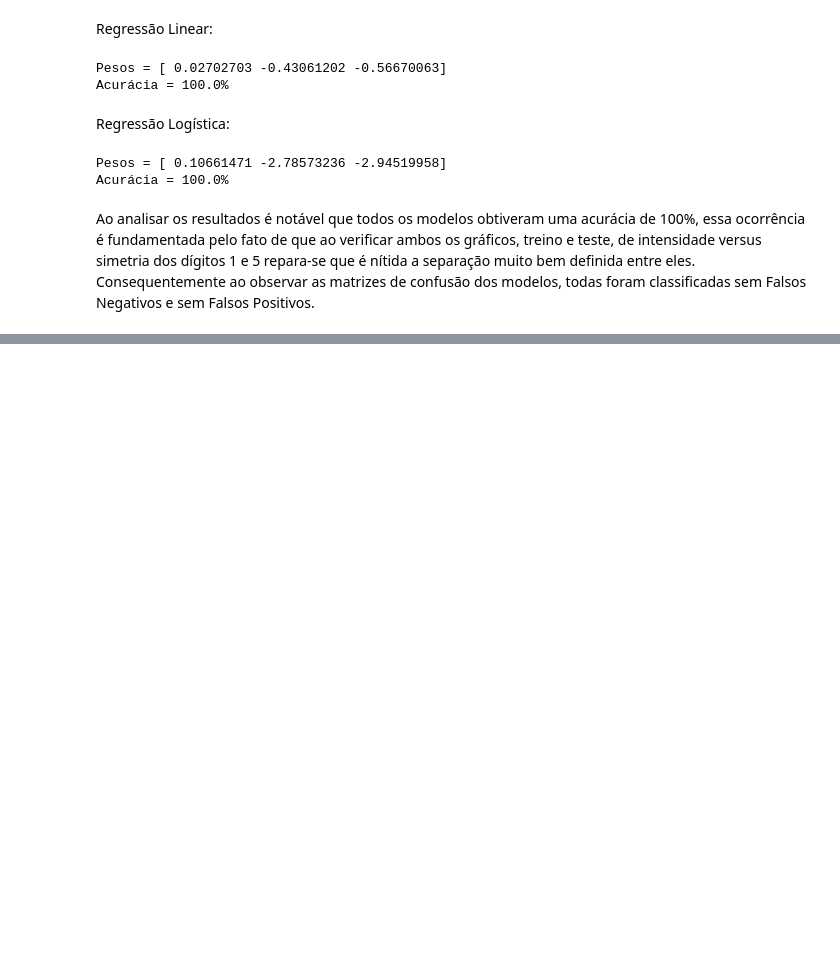
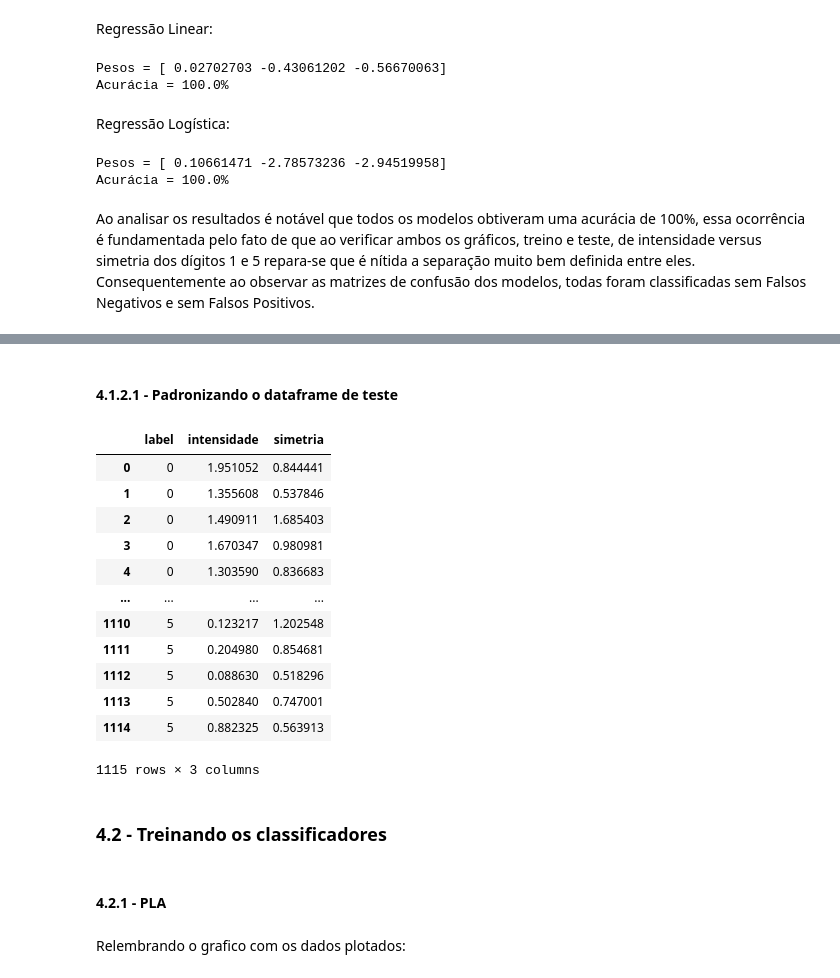
Before and after one commit to gustavojohan/projeto-digitos-am, a Jupyter notebook: Untitled.ipynb, the cells around one changed output, grey strips where cells are left out. Cells and saved outputs as stored; diff of their text form; code cells hidden in the pictures; blank space fills up the shorter version.

```diff
--- a/Untitled.ipynb
+++ b/Untitled.ipynb
@@ -523,0 +591,21 @@ Ao analisar os resultados é notável que todos os modelos obtiveram uma acurác
+# %% [markdown]
+#### 4.1.2.1 - Padronizando o dataframe de teste
+# %%
+df_test_redu_OvA = padroniza_dados(df_test_redu, colunas, medias, desvios)
+df_test_redu_OvA
+# %% [output]
+|  | label | intensidade | simetria |
+| 0 | 0 | 1.951052 | 0.844441 |
+| 1 | 0 | 1.355608 | 0.537846 |
+| 2 | 0 | 1.490911 | 1.685403 |
+| 3 | 0 | 1.670347 | 0.980981 |
+| 4 | 0 | 1.303590 | 0.836683 |
+| ... | ... | ... | ... |
+| 1110 | 5 | 0.123217 | 1.202548 |
+| 1111 | 5 | 0.204980 | 0.854681 |
+| 1112 | 5 | 0.088630 | 0.518296 |
+| 1113 | 5 | 0.502840 | 0.747001 |
+| 1114 | 5 | 0.882325 | 0.563913 |
+1115 rows × 3 columns
+# %% [markdown]
+### 4.2 - Treinando os classificadores
@@ -523,0 +692,4 @@ Ao analisar os resultados é notável que todos os modelos obtiveram uma acurác
+# %% [markdown]
+#### 4.2.1 - PLA
+# %% [markdown]
+Relembrando o grafico com os dados plotados:
```
Also changed, not shown: parts of 23 cells of this notebook, 1 other file.
